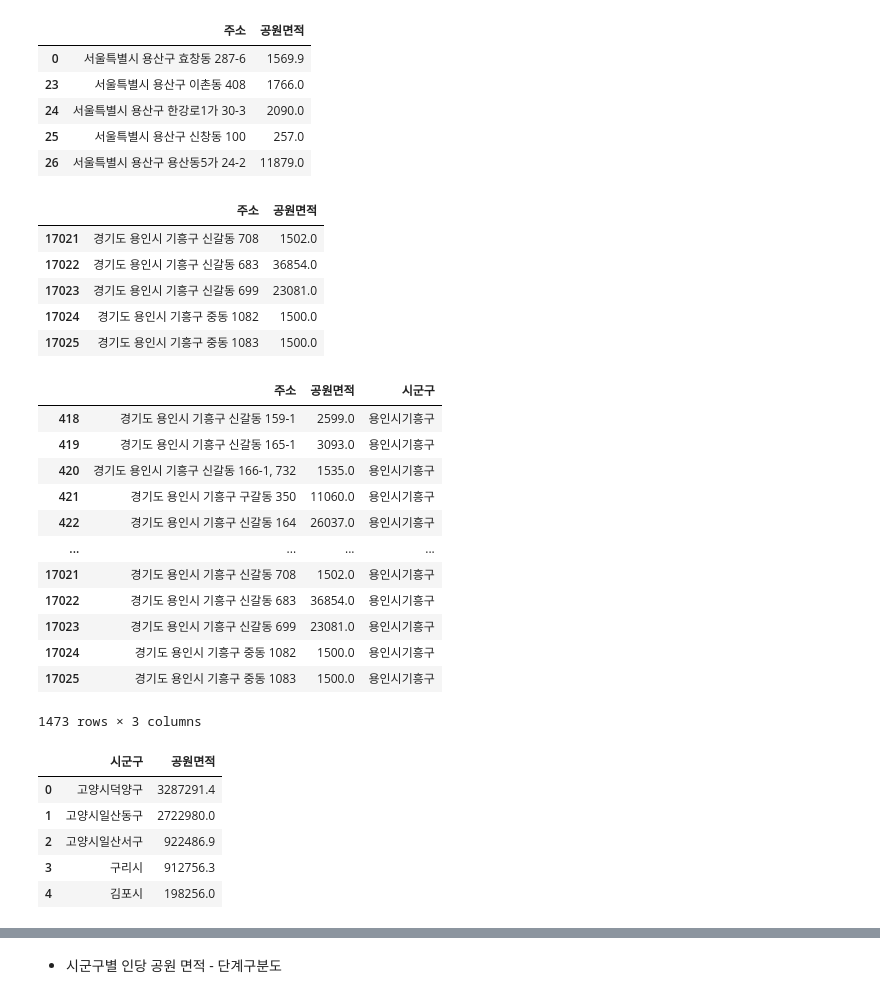
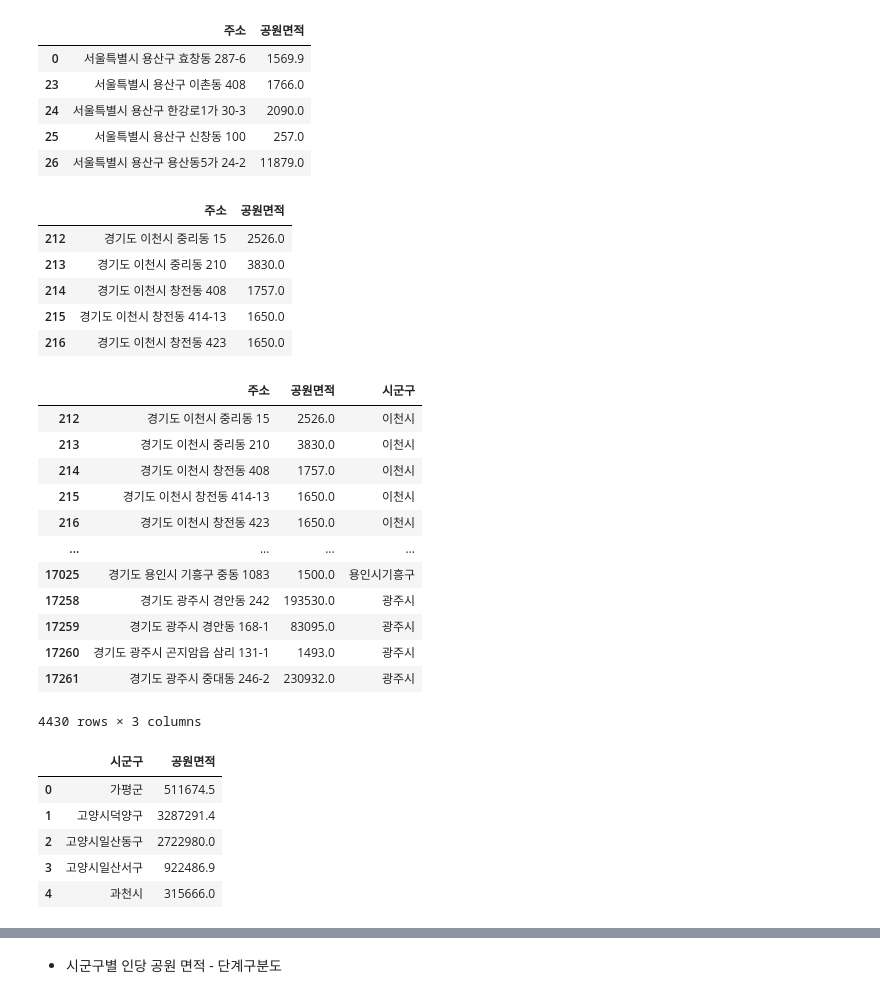
Before and after one commit to hyangshim/DataAnalysis_lecture-2023.04, a Jupyter notebook: 04. 지도시각화/98.경기도 공원면적.ipynb, the cells around one changed output, grey strips where cells are left out. Cells and saved outputs as stored; diff of their text form; code cells hidden in the pictures.

```diff
--- a/04. 지도시각화/98.경기도 공원면적.ipynb
+++ b/04. 지도시각화/98.경기도 공원면적.ipynb
@@ -51,15 +51,15 @@ df.head()
 | 25 | 서울특별시 용산구 신창동 100 | 257.0 |
 | 26 | 서울특별시 용산구 용산동5가 24-2 | 11879.0 |
 # %%
-df=df[df.주소.str.contains('경기도')&df.주소.str.contains('구')]
-df.tail()
+df=df[df.주소.str.contains('경기도')]
+df.head()
 # %% [output]
 |  | 주소 | 공원면적 |
-| 17021 | 경기도 용인시 기흥구 신갈동 708 | 1502.0 |
-| 17022 | 경기도 용인시 기흥구 신갈동 683 | 36854.0 |
-| 17023 | 경기도 용인시 기흥구 신갈동 699 | 23081.0 |
-| 17024 | 경기도 용인시 기흥구 중동 1082 | 1500.0 |
-| 17025 | 경기도 용인시 기흥구 중동 1083 | 1500.0 |
+| 212 | 경기도 이천시 중리동 15 | 2526.0 |
+| 213 | 경기도 이천시 중리동 210 | 3830.0 |
+| 214 | 경기도 이천시 창전동 408 | 1757.0 |
+| 215 | 경기도 이천시 창전동 414-13 | 1650.0 |
+| 216 | 경기도 이천시 창전동 423 | 1650.0 |
 # %%
 my_list = []
 
@@ -72,28 +72,28 @@ df['시군구']=my_list
 df
 # %% [output]
 |  | 주소 | 공원면적 | 시군구 |
-| 418 | 경기도 용인시 기흥구 신갈동 159-1 | 2599.0 | 용인시기흥구 |
-| 419 | 경기도 용인시 기흥구 신갈동 165-1 | 3093.0 | 용인시기흥구 |
-| 420 | 경기도 용인시 기흥구 신갈동 166-1, 732 | 1535.0 | 용인시기흥구 |
-| 421 | 경기도 용인시 기흥구 구갈동 350 | 11060.0 | 용인시기흥구 |
-| 422 | 경기도 용인시 기흥구 신갈동 164 | 26037.0 | 용인시기흥구 |
+| 212 | 경기도 이천시 중리동 15 | 2526.0 | 이천시 |
+| 213 | 경기도 이천시 중리동 210 | 3830.0 | 이천시 |
+| 214 | 경기도 이천시 창전동 408 | 1757.0 | 이천시 |
+| 215 | 경기도 이천시 창전동 414-13 | 1650.0 | 이천시 |
+| 216 | 경기도 이천시 창전동 423 | 1650.0 | 이천시 |
 | ... | ... | ... | ... |
-| 17021 | 경기도 용인시 기흥구 신갈동 708 | 1502.0 | 용인시기흥구 |
-| 17022 | 경기도 용인시 기흥구 신갈동 683 | 36854.0 | 용인시기흥구 |
-| 17023 | 경기도 용인시 기흥구 신갈동 699 | 23081.0 | 용인시기흥구 |
-| 17024 | 경기도 용인시 기흥구 중동 1082 | 1500.0 | 용인시기흥구 |
 | 17025 | 경기도 용인시 기흥구 중동 1083 | 1500.0 | 용인시기흥구 |
+| 17258 | 경기도 광주시 경안동 242 | 193530.0 | 광주시 |
+| 17259 | 경기도 광주시 경안동 168-1 | 83095.0 | 광주시 |
+| 17260 | 경기도 광주시 곤지암읍 삼리 131-1 | 1493.0 | 광주시 |
+| 17261 | 경기도 광주시 중대동 246-2 | 230932.0 | 광주시 |
-1473 rows × 3 columns
+4430 rows × 3 columns
 # %%
 df= df.groupby('시군구')['공원면적'].sum().reset_index()
 df.head()
 # %% [output]
 |  | 시군구 | 공원면적 |
-| 0 | 고양시덕양구 | 3287291.4 |
-| 1 | 고양시일산동구 | 2722980.0 |
-| 2 | 고양시일산서구 | 922486.9 |
-| 3 | 구리시 | 912756.3 |
-| 4 | 김포시 | 198256.0 |
+| 0 | 가평군 | 511674.5 |
+| 1 | 고양시덕양구 | 3287291.4 |
+| 2 | 고양시일산동구 | 2722980.0 |
+| 3 | 고양시일산서구 | 922486.9 |
+| 4 | 과천시 | 315666.0 |
 # %%
 df.columns=['지역','면적',]
 df
```
Also changed, not shown: parts of 6 cells of this notebook, 12 other files.
